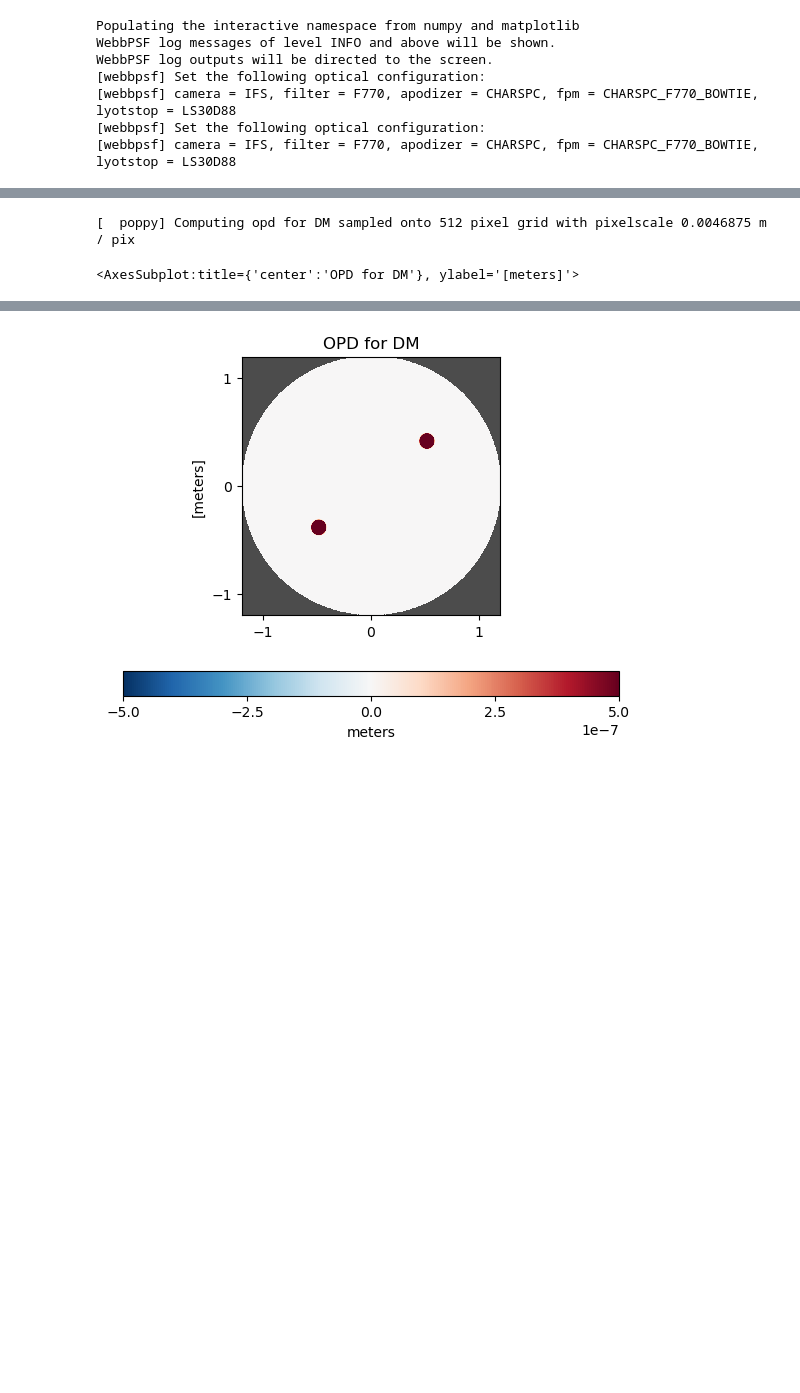
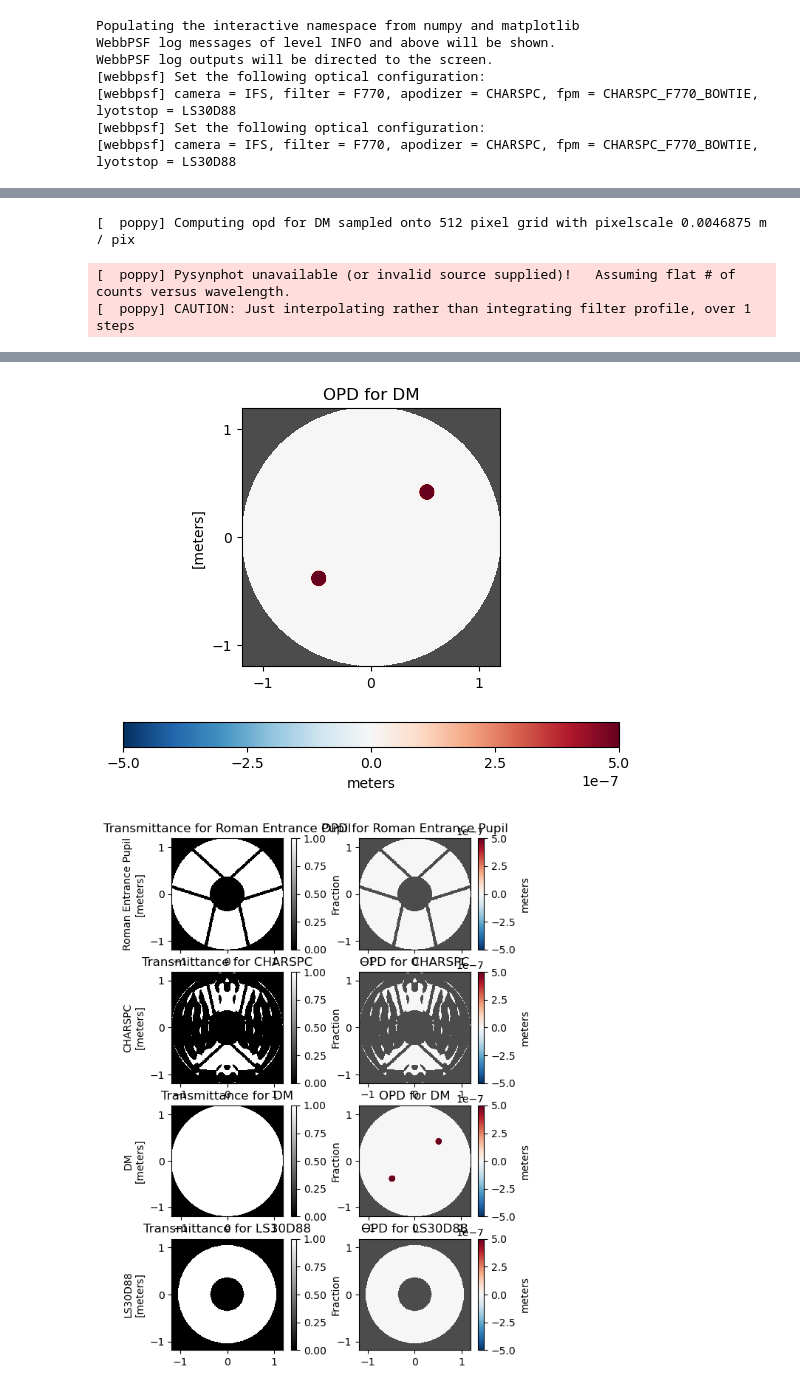
Before and after one commit to davidbourgeois/webbpsf, a Jupyter notebook: test_cgi.ipynb, the cells around one changed output, grey strips where cells are left out. Saved outputs shown, nothing was run; the diff lists cells and outputs as text; code cells hidden in the pictures; blank space fills up the shorter version.

```diff
--- a/test_cgi.ipynb
+++ b/test_cgi.ipynb
@@ -197,6 +195,9 @@ DMoff.display()
 DMon.dm1.set_actuator(4, 8, 1)
 DMon.dm1.set_actuator(44, 40, 1)
 DMon.dm1.display()
+plt.figure(figsize=(6,9))
+DMon.display()
 # %% [output]
 [  poppy] Computing opd for DM sampled onto 512 pixel grid with pixelscale 0.0046875 m / pix
-<AxesSubplot:title={'center':'OPD for DM'}, ylabel='[meters]'>
+[  poppy] Pysynphot unavailable (or invalid source supplied)!   Assuming flat # of counts versus wavelength.
+[  poppy] CAUTION: Just interpolating rather than integrating filter profile, over 1 steps
@@ -203,3 +221,4 @@ DMon.dm1.display()
 [figure]
+[figure, added]
 # %%
 plt.figure(figsize=(6,9))
```
Also changed, not shown: parts of 17 cells of this notebook, 1 other file.
